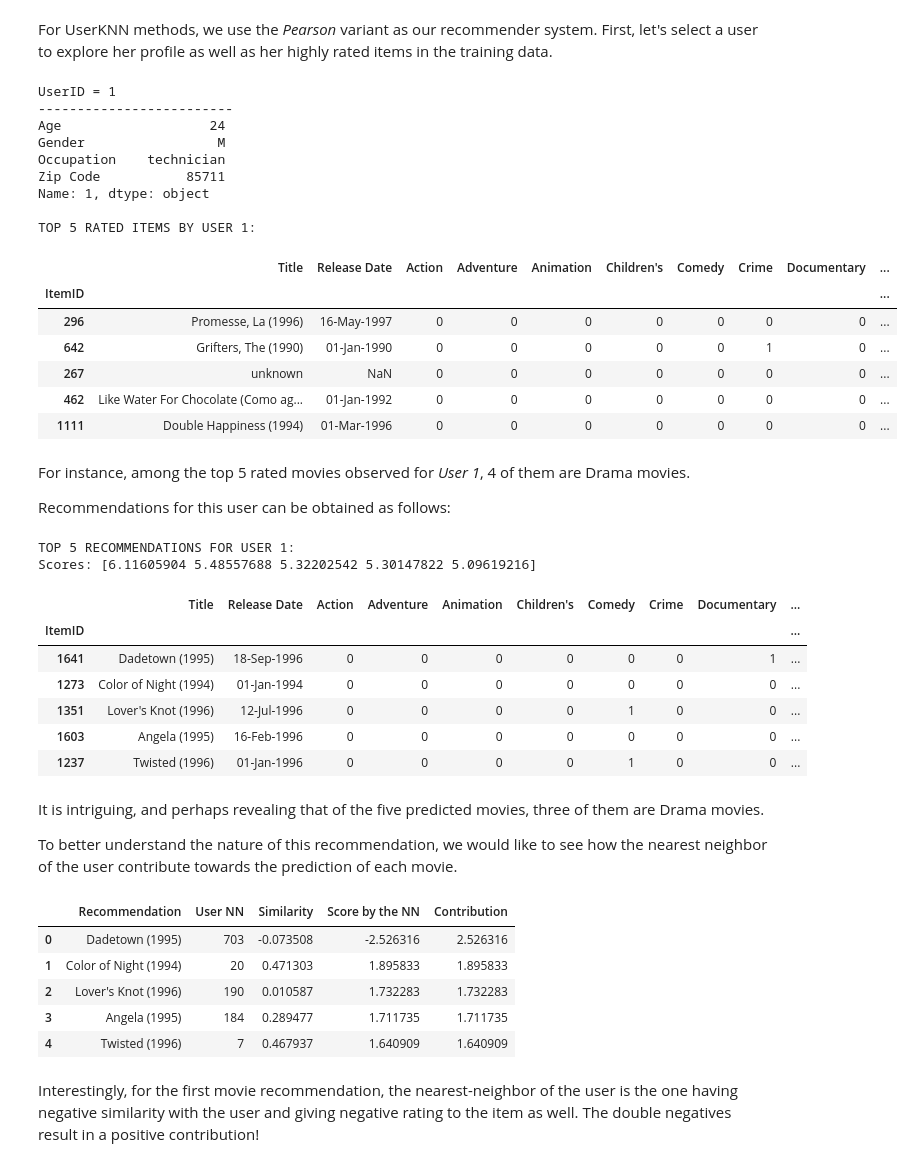
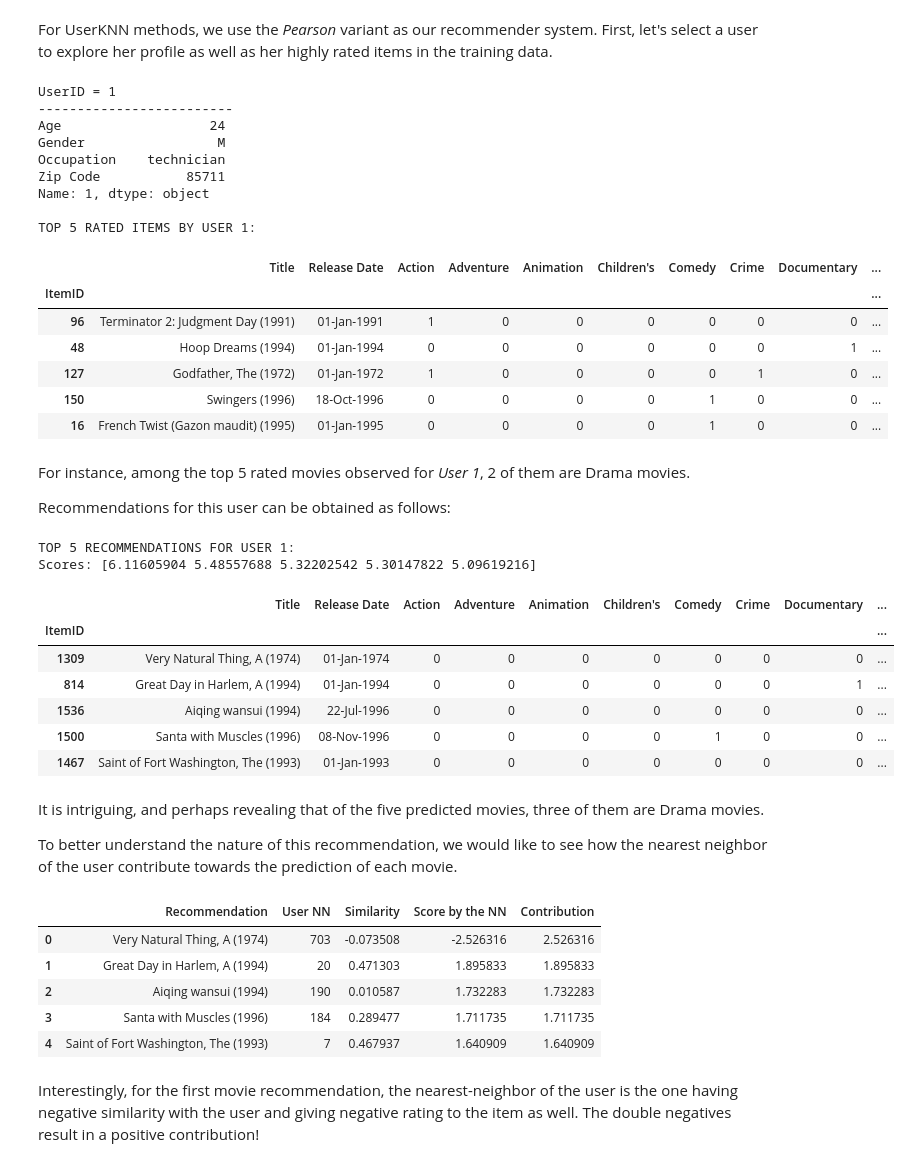
Before and after one commit to PreferredAI/tutorials, a Jupyter notebook: recommender-systems/02_neighborhood.ipynb, the cells around one changed output. Saved outputs shown, nothing was run; the diff lists cells and outputs as text; code cells hidden in the pictures.

```diff
--- a/recommender-systems/02_neighborhood.ipynb
+++ b/recommender-systems/02_neighborhood.ipynb
@@ -338,58 +338,58 @@ For UserKNN methods, we use the *Pearson* variant as our recommender system.  Fi
 # %%
 rating_mat = uknn_pearson.train_set.matrix
 user_id2idx = uknn_pearson.train_set.uid_map
-user_idx2id = list(uknn_pearson.train_set.user_indices)
+user_idx2id = list(uknn_pearson.train_set.user_ids)
 item_id2idx = uknn_pearson.train_set.iid_map
-item_idx2id = list(uknn_pearson.train_set.item_indices)
+item_idx2id = list(uknn_pearson.train_set.item_ids)
 
 TOPK = 5
 UID = 1
 UIDX = uknn_pearson.train_set.uid_map[str(UID)]
 
 print(f"UserID = {UID}")
 print("-" * 25)
 print(user_df.loc[UID])
 
 rating_arr = rating_mat[UIDX].A.ravel()
 top_rated_items = np.argsort(rating_arr)[-TOPK:]
 print(f"\nTOP {TOPK} RATED ITEMS BY USER {UID}:")
-item_df.loc[[item_idx2id[i] for i in top_rated_items]]
+item_df.loc[[int(item_idx2id[i]) for i in top_rated_items]]
 # %% [output]
 UserID = 1
 -------------------------
 Age                   24
 Gender                 M
 Occupation    technician
 Zip Code           85711
 Name: 1, dtype: object
 
 TOP 5 RATED ITEMS BY USER 1:
 |  | Title | Release Date | Action | Adventure | Animation | Children's | Comedy | Crime | Documentary | ... |
 | ItemID |  |  |  |  |  |  |  |  |  | ... |
-| 296 | Promesse, La (1996) | 16-May-1997 | 0 | 0 | 0 | 0 | 0 | 0 | 0 | ... |
-| 642 | Grifters, The (1990) | 01-Jan-1990 | 0 | 0 | 0 | 0 | 0 | 1 | 0 | ... |
-| 267 | unknown | NaN | 0 | 0 | 0 | 0 | 0 | 0 | 0 | ... |
-| 462 | Like Water For Chocolate (Como ag... | 01-Jan-1992 | 0 | 0 | 0 | 0 | 0 | 0 | 0 | ... |
-| 1111 | Double Happiness (1994) | 01-Mar-1996 | 0 | 0 | 0 | 0 | 0 | 0 | 0 | ... |
+| 96 | Terminator 2: Judgment Day (1991) | 01-Jan-1991 | 1 | 0 | 0 | 0 | 0 | 0 | 0 | ... |
+| 48 | Hoop Dreams (1994) | 01-Jan-1994 | 0 | 0 | 0 | 0 | 0 | 0 | 1 | ... |
+| 127 | Godfather, The (1972) | 01-Jan-1972 | 1 | 0 | 0 | 0 | 0 | 1 | 0 | ... |
+| 150 | Swingers (1996) | 18-Oct-1996 | 0 | 0 | 0 | 0 | 1 | 0 | 0 | ... |
+| 16 | French Twist (Gazon maudit) (1995) | 01-Jan-1995 | 0 | 0 | 0 | 0 | 1 | 0 | 0 | ... |
 # %% [markdown]
-For instance, among the top 5 rated movies observed for *User 1*, 4 of them are Drama movies.
+For instance, among the top 5 rated movies observed for *User 1*, 2 of them are Drama movies.
 
 Recommendations for this user can be obtained as follows:
 # %%
 recommendations, scores = uknn_pearson.rank(UIDX)
 print(f"\nTOP {TOPK} RECOMMENDATIONS FOR USER {UID}:")
 print("Scores:", scores[recommendations[:TOPK]])
-item_df.loc[[item_idx2id[i] for i in recommendations[:TOPK]]]
+item_df.loc[[int(item_idx2id[i]) for i in recommendations[:TOPK]]]
 # %% [output]
 TOP 5 RECOMMENDATIONS FOR USER 1:
 Scores: [6.11605904 5.48557688 5.32202542 5.30147822 5.09619216]
 |  | Title | Release Date | Action | Adventure | Animation | Children's | Comedy | Crime | Documentary | ... |
 | ItemID |  |  |  |  |  |  |  |  |  | ... |
-| 1641 | Dadetown (1995) | 18-Sep-1996 | 0 | 0 | 0 | 0 | 0 | 0 | 1 | ... |
-| 1273 | Color of Night (1994) | 01-Jan-1994 | 0 | 0 | 0 | 0 | 0 | 0 | 0 | ... |
-| 1351 | Lover's Knot (1996) | 12-Jul-1996 | 0 | 0 | 0 | 0 | 1 | 0 | 0 | ... |
-| 1603 | Angela (1995) | 16-Feb-1996 | 0 | 0 | 0 | 0 | 0 | 0 | 0 | ... |
-| 1237 | Twisted (1996) | 01-Jan-1996 | 0 | 0 | 0 | 0 | 1 | 0 | 0 | ... |
+| 1309 | Very Natural Thing, A (1974) | 01-Jan-1974 | 0 | 0 | 0 | 0 | 0 | 0 | 0 | ... |
+| 814 | Great Day in Harlem, A (1994) | 01-Jan-1994 | 0 | 0 | 0 | 0 | 0 | 0 | 1 | ... |
+| 1536 | Aiqing wansui (1994) | 22-Jul-1996 | 0 | 0 | 0 | 0 | 0 | 0 | 0 | ... |
+| 1500 | Santa with Muscles (1996) | 08-Nov-1996 | 0 | 0 | 0 | 0 | 1 | 0 | 0 | ... |
+| 1467 | Saint of Fort Washington, The (1993) | 01-Jan-1993 | 0 | 0 | 0 | 0 | 0 | 0 | 0 | ... |
 # %% [markdown]
 It is intriguing, and perhaps revealing that of the five predicted movies, three of them are Drama movies.
 
@@ -402,7 +402,7 @@ for rec in recommendations[:TOPK]:
   nearest_neighbor = rated_users[np.argsort(sim_arr[rated_users])[-1:]].item()
   sim = sim_arr[nearest_neighbor]
   score = uknn_pearson.iu_mat[rec, nearest_neighbor]
-  df["Recommendation"].append(item_df.loc[[item_idx2id[rec]]]["Title"].values[0])
+  df["Recommendation"].append(item_df.loc[[int(item_idx2id[rec])]]["Title"].values[0])
   df["User NN"].append(nearest_neighbor)
   df["Similarity"].append(sim)
   df["Score by the NN"].append(score)
@@ -410,11 +410,11 @@ for rec in recommendations[:TOPK]:
 pd.DataFrame.from_dict(df)
 # %% [output]
 |  | Recommendation | User NN | Similarity | Score by the NN | Contribution |
-| 0 | Dadetown (1995) | 703 | -0.073508 | -2.526316 | 2.526316 |
-| 1 | Color of Night (1994) | 20 | 0.471303 | 1.895833 | 1.895833 |
-| 2 | Lover's Knot (1996) | 190 | 0.010587 | 1.732283 | 1.732283 |
-| 3 | Angela (1995) | 184 | 0.289477 | 1.711735 | 1.711735 |
-| 4 | Twisted (1996) | 7 | 0.467937 | 1.640909 | 1.640909 |
+| 0 | Very Natural Thing, A (1974) | 703 | -0.073508 | -2.526316 | 2.526316 |
+| 1 | Great Day in Harlem, A (1994) | 20 | 0.471303 | 1.895833 | 1.895833 |
+| 2 | Aiqing wansui (1994) | 190 | 0.010587 | 1.732283 | 1.732283 |
+| 3 | Santa with Muscles (1996) | 184 | 0.289477 | 1.711735 | 1.711735 |
+| 4 | Saint of Fort Washington, The (1993) | 7 | 0.467937 | 1.640909 | 1.640909 |
 # %% [markdown]
 Interestingly, for the first movie recommendation, the nearest-neighbor of the user is the one having negative similarity with the user and giving negative rating to the item as well.  The double negatives result in a positive contribution!
 # %% [markdown]
```
Also changed, not shown: parts of 12 cells of this notebook.
